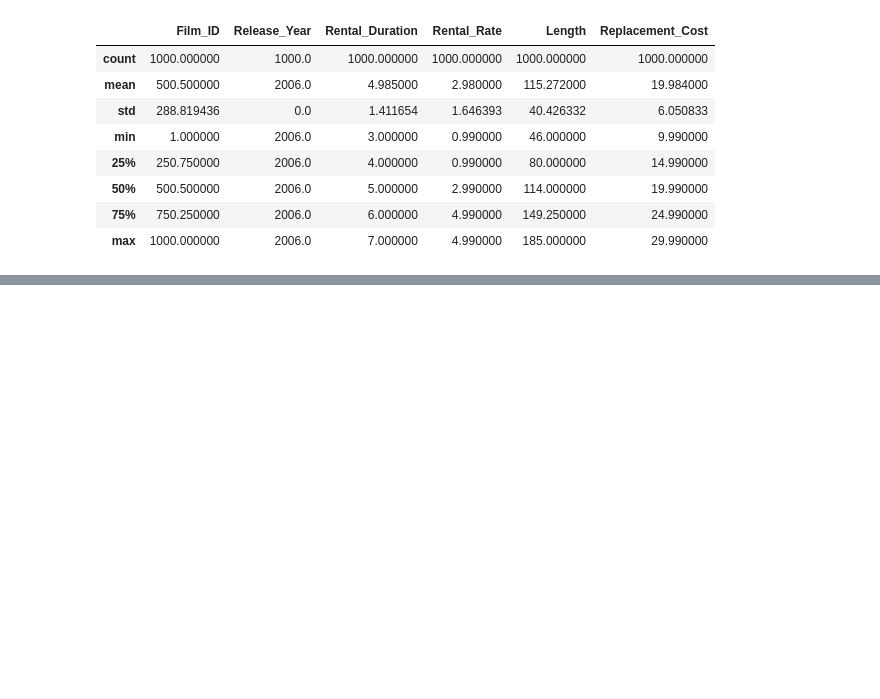
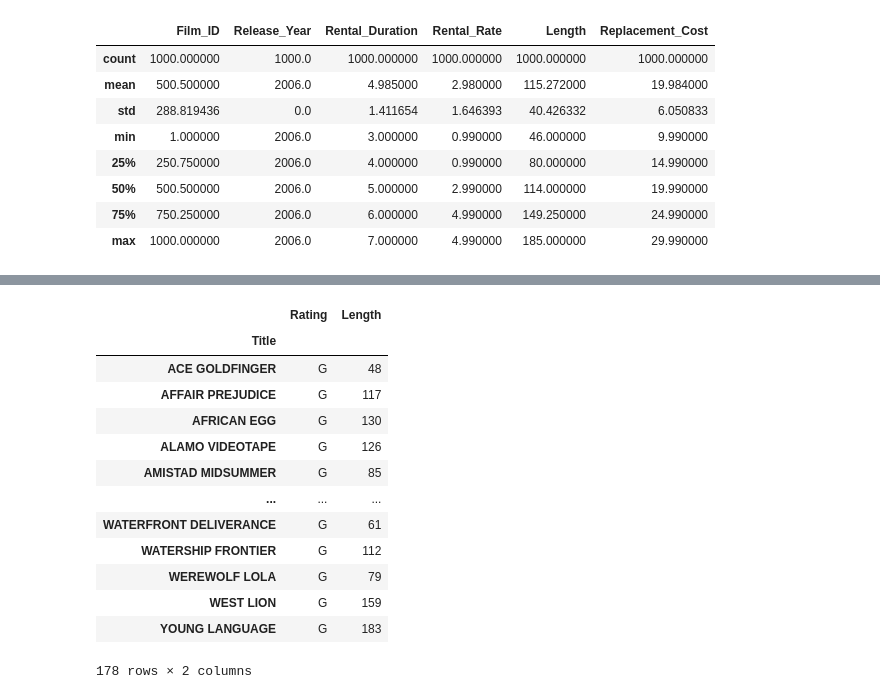
Before and after one commit to simone-garcia/Basic-Python, a Jupyter notebook: Importing CSVs Using Pandas.ipynb, the cells around one changed output, grey strips where cells are left out. Saved outputs shown, nothing was run; the diff lists cells and outputs as text; code cells hidden in the pictures; blank space fills up the shorter version.

```diff
--- a/Importing CSVs Using Pandas.ipynb
+++ b/Importing CSVs Using Pandas.ipynb
@@ -125,0 +123,4 @@ organized_film_df.head()
+# %%
+#Use loc to show all rows for Title, Rating and Length columns.
+organized_film_df = organized_film_df.loc[:, ["Rating","Length"]]
+organized_film_df.head()
@@ -125,0 +153,19 @@ organized_film_df.head()
+# %%
+#Use conditional filter to create new DF showing only kid friendly films.
+Only_Kid_Friendly_DF = organized_film_df.loc[organized_film_df["Rating"]=="G",:]
+Only_Kid_Friendly_DF
+# %% [output]
+|  | Rating | Length |
+| Title |  |  |
+| ACE GOLDFINGER | G | 48 |
+| AFFAIR PREJUDICE | G | 117 |
+| AFRICAN EGG | G | 130 |
+| ALAMO VIDEOTAPE | G | 126 |
+| AMISTAD MIDSUMMER | G | 85 |
+| ... | ... | ... |
+| WATERFRONT DELIVERANCE | G | 61 |
+| WATERSHIP FRONTIER | G | 112 |
+| WEREWOLF LOLA | G | 79 |
+| WEST LION | G | 159 |
+| YOUNG LANGUAGE | G | 183 |
+178 rows × 2 columns
```
Also changed, not shown: parts of 8 cells of this notebook, 1 other file.
